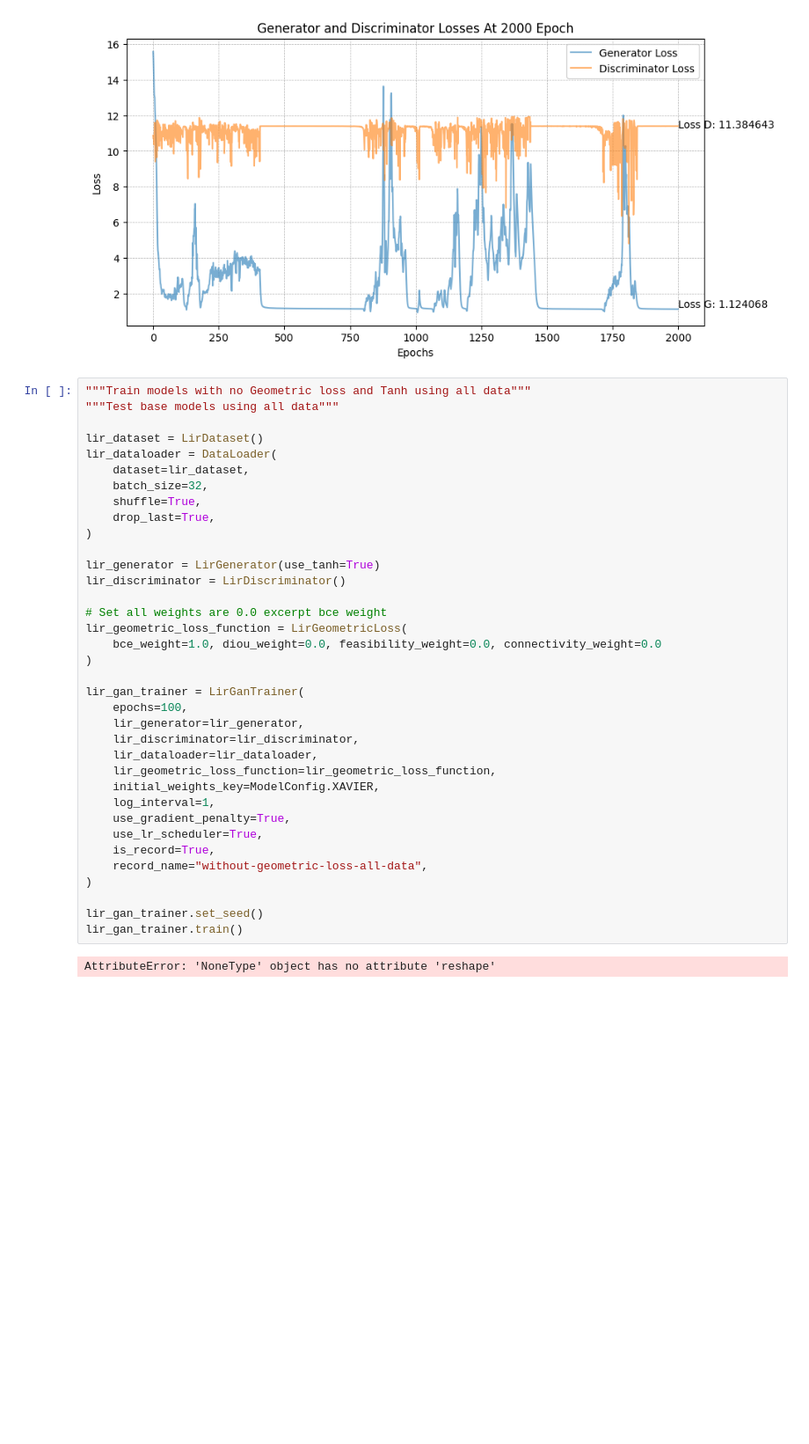
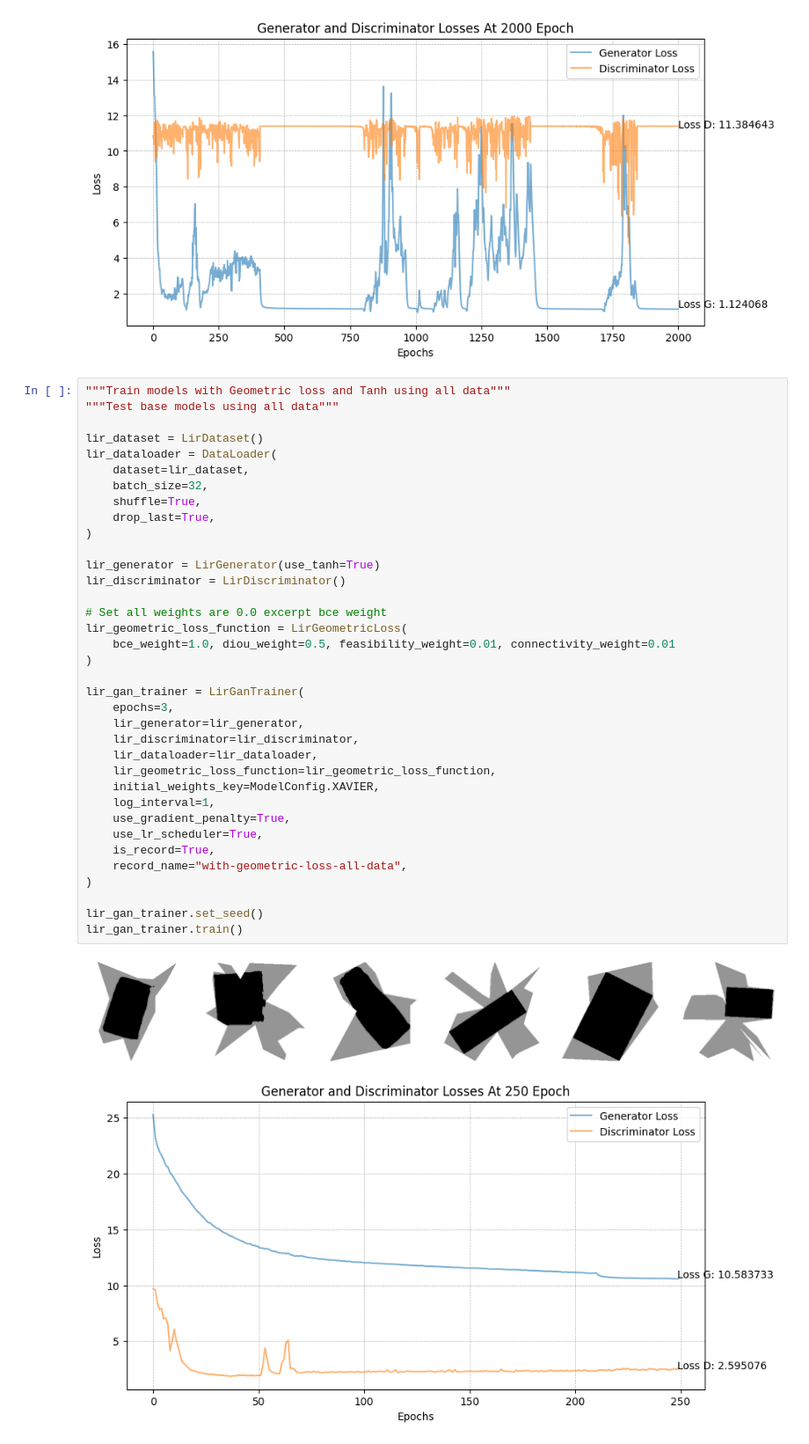
Before and after one commit to PARKCHEOLHEE-lab/gan-exer, a Jupyter notebook: lirGAN/lirGAN.ipynb, the cells around one changed output. Shown at 88% size. Drawn from its saved outputs; the diff is of its cells as text; blank space fills up the shorter version.

```diff
--- a/lirGAN/lirGAN.ipynb
+++ b/lirGAN/lirGAN.ipynb
@@ -110,40 +74,41 @@ lir_gan_trainer.train()
 [figure]
 [figure]
 # %%
-"""Train models with no Geometric loss and Tanh using all data"""
+"""Train models with Geometric loss and Tanh using all data"""
 """Test base models using all data"""
 
 lir_dataset = LirDataset()
 lir_dataloader = DataLoader(
     dataset=lir_dataset,
     batch_size=32,
     shuffle=True,
     drop_last=True,
 )
 
 lir_generator = LirGenerator(use_tanh=True)
 lir_discriminator = LirDiscriminator()
 
 # Set all weights are 0.0 excerpt bce weight
 lir_geometric_loss_function = LirGeometricLoss(
-    bce_weight=1.0, diou_weight=0.0, feasibility_weight=0.0, connectivity_weight=0.0
+    bce_weight=1.0, diou_weight=0.5, feasibility_weight=0.01, connectivity_weight=0.01
 )
 
 lir_gan_trainer = LirGanTrainer(
-    epochs=100,
+    epochs=3,
     lir_generator=lir_generator,
     lir_discriminator=lir_discriminator,
     lir_dataloader=lir_dataloader,
     lir_geometric_loss_function=lir_geometric_loss_function,
     initial_weights_key=ModelConfig.XAVIER,
     log_interval=1,
     use_gradient_penalty=True,
     use_lr_scheduler=True,
     is_record=True,
-    record_name="without-geometric-loss-all-data",
+    record_name="with-geometric-loss-all-data",
 )
 
 lir_gan_trainer.set_seed()
 lir_gan_trainer.train()
 # %% [output]
-AttributeError: 'NoneType' object has no attribute 'reshape'
+[figure, added]
+[figure, added]
```
Also changed, not shown: parts of 2 cells of this notebook.
